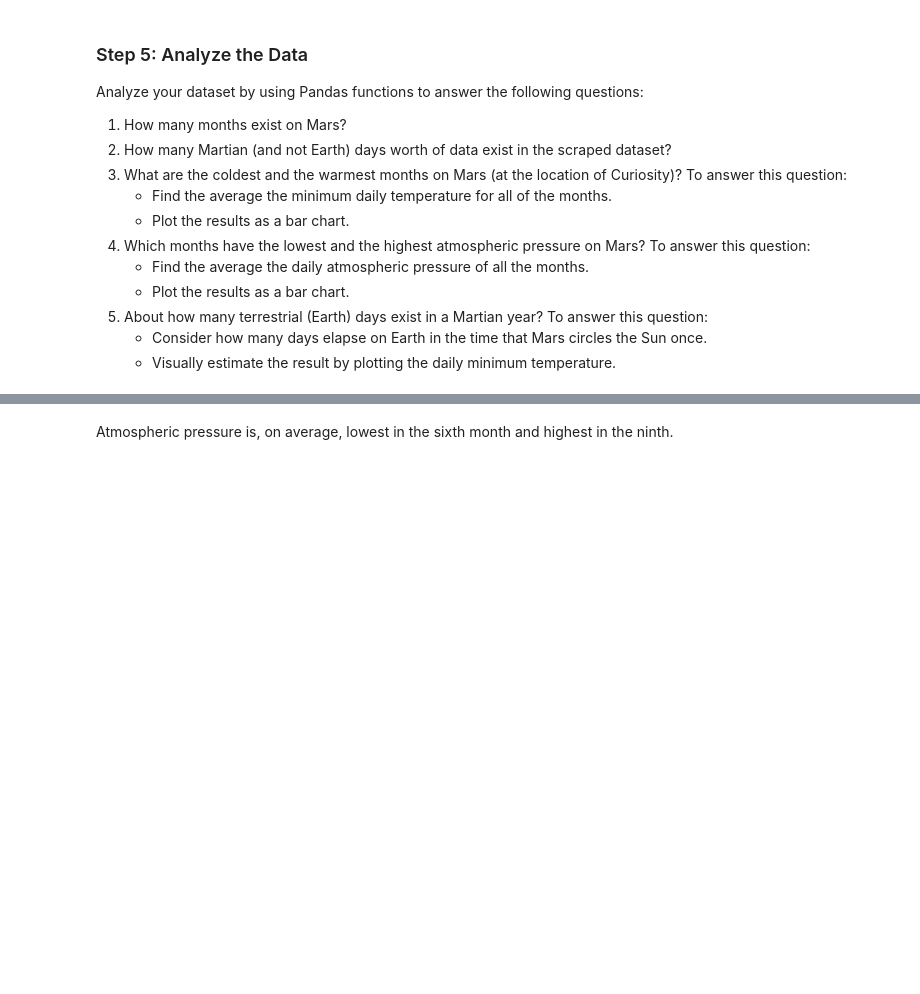
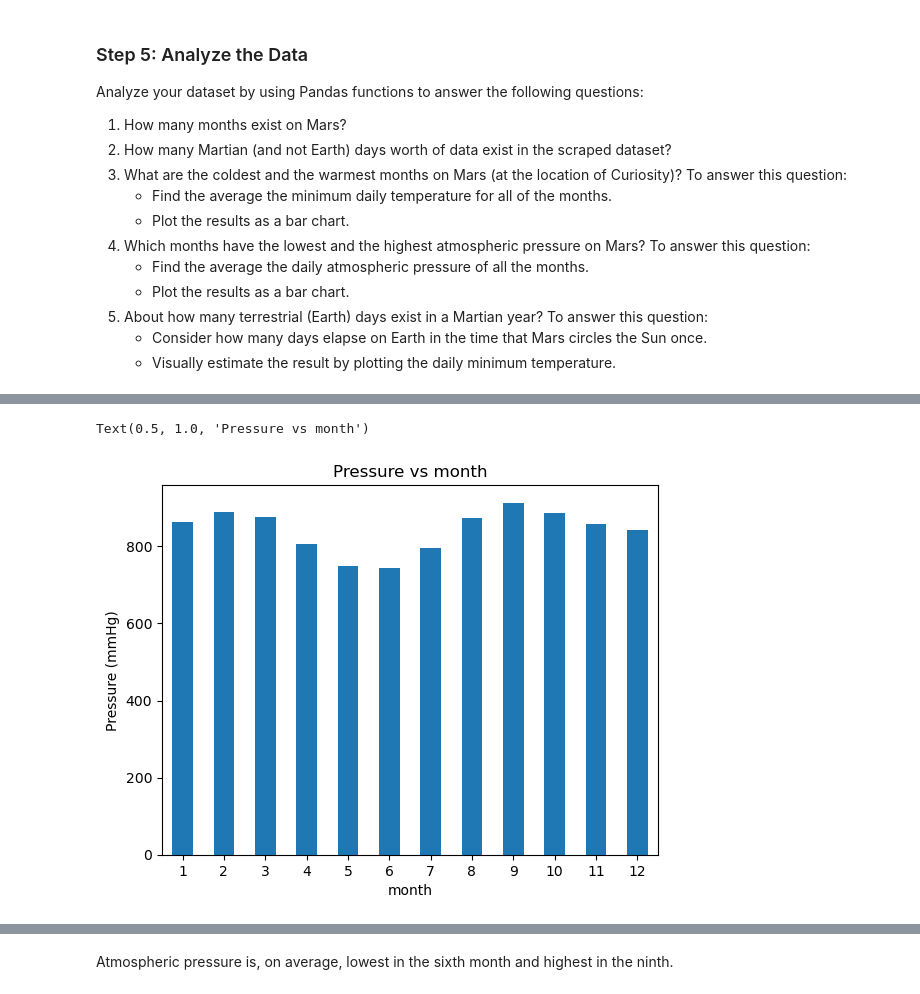
Before and after one commit to Paul-Anderson2/Mars_weather_challenge, a Jupyter notebook: part_2_mars_weather_final.ipynb, the cells around one changed output, grey strips where cells are left out. Cells and saved outputs as stored; diff of their text form; code cells hidden in the pictures; blank space fills up the shorter version.

```diff
--- a/part_2_mars_weather_final.ipynb
+++ b/part_2_mars_weather_final.ipynb
@@ -138,2 +222,4 @@ Analyze your dataset by using Pandas functions to answer the following questions
 # %%
 # 4. Average pressure by Martian month
+avg_pressure_monthly = mars_df["pressure"].groupby(mars_df["month"]).mean()
+avg_pressure_monthly
@@ -140,4 +241,10 @@ Analyze your dataset by using Pandas functions to answer the following questions
 # %%
 # Plot the average pressure by month
+avg_pressure_monthly.plot.bar(rot=0)
+plt.ylabel("Pressure (mmHg)")
+plt.title("Pressure vs month")
+# %% [output]
+Text(0.5, 1.0, 'Pressure vs month')
+[figure, added]
 # %%
 # 5. How many terrestrial (earth) days are there in a Martian year?
```
Also changed, not shown: parts of 24 cells of this notebook.
